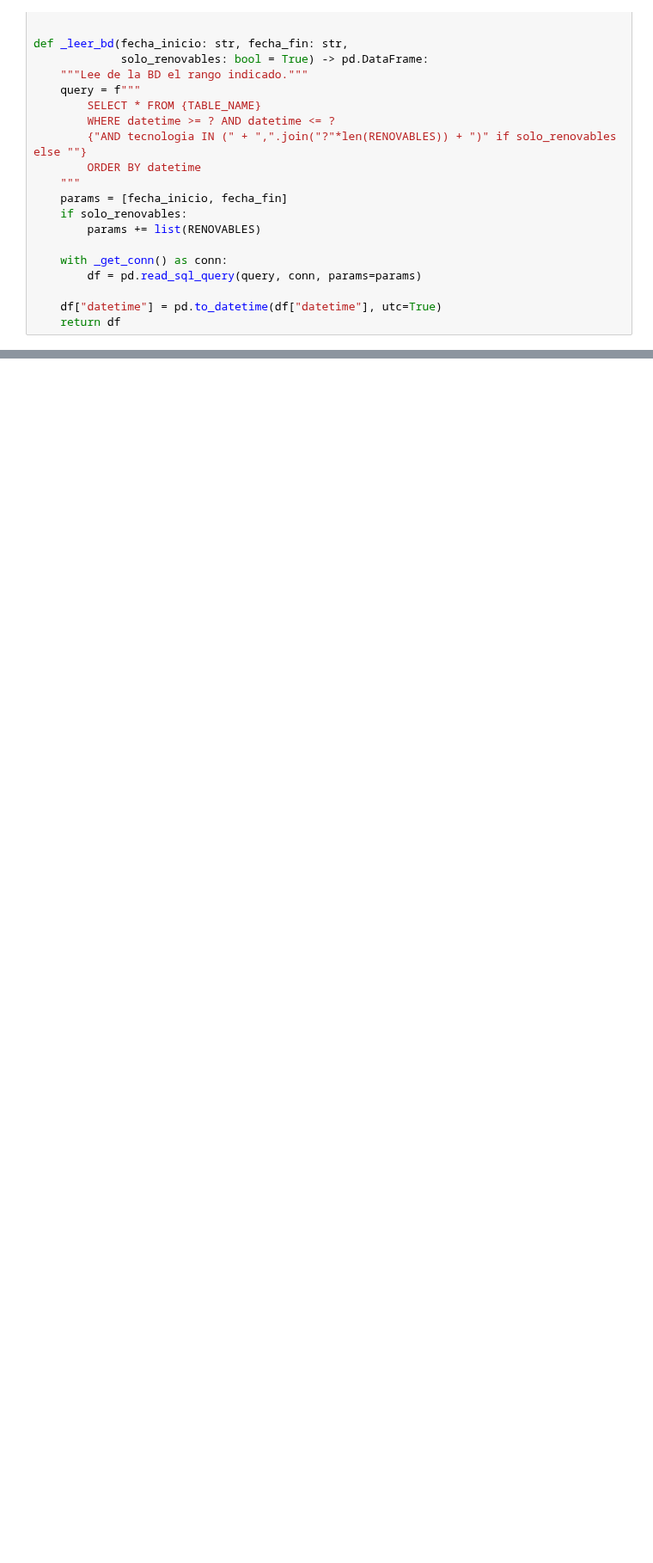
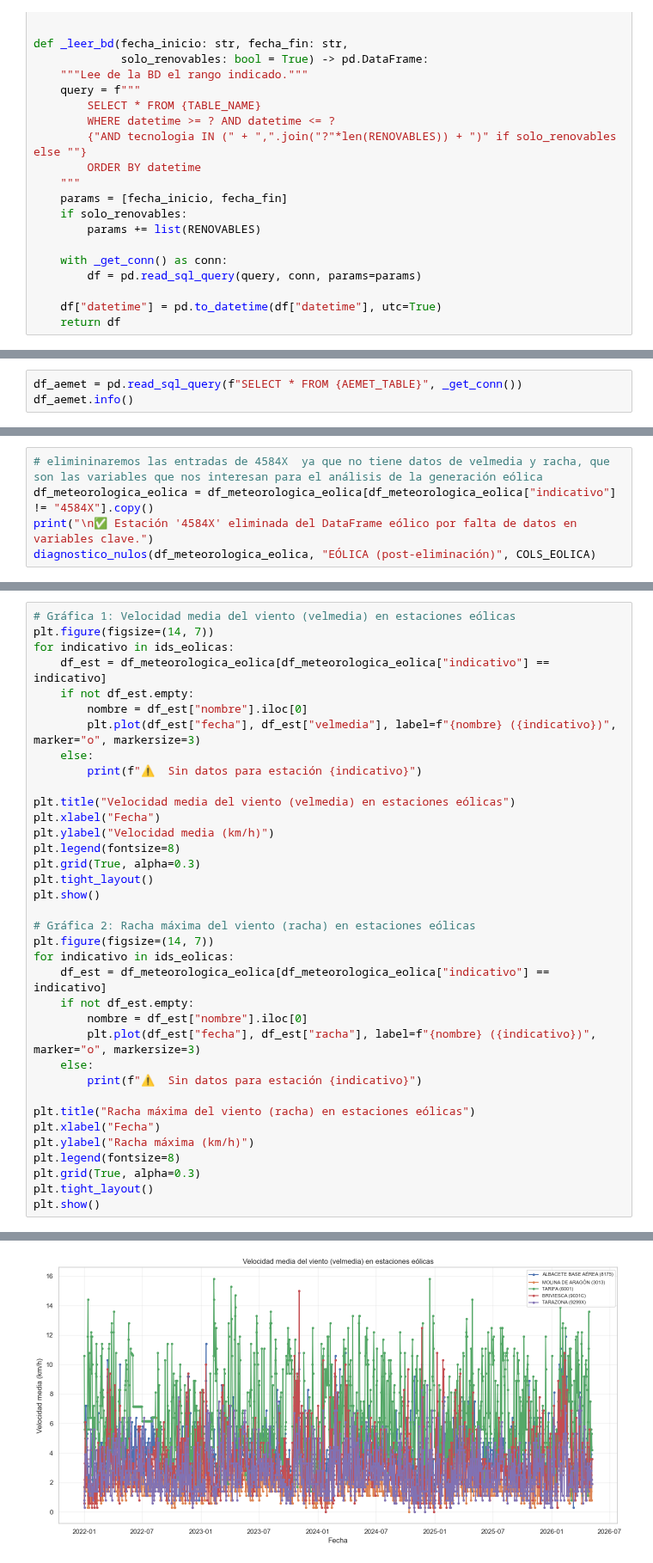
Before and after one commit to jlalonsoredon/proyecto_ML_Renovables, a Jupyter notebook: api.ipynb, the cells around one changed output, grey strips where cells are left out. Shown at 86% size. Saved outputs shown, nothing was run; the diff lists cells and outputs as text; blank space fills up the shorter version.

```diff
--- a/api.ipynb
+++ b/api.ipynb
@@ -456,0 +1037,3 @@ df_ree
+# %%
+df_aemet = pd.read_sql_query(f"SELECT * FROM {AEMET_TABLE}", _get_conn())
+df_aemet.info()
@@ -456,0 +1185,5 @@ df_ree
+# %%
+# elimininaremos las entradas de 4584X  ya que no tiene datos de velmedia y racha, que son las variables que nos interesan para el análisis de la generación eólica
+df_meteorologica_eolica = df_meteorologica_eolica[df_meteorologica_eolica["indicativo"] != "4584X"].copy()
+print("\n✅ Estación '4584X' eliminada del DataFrame eólico por falta de datos en variables clave.")
+diagnostico_nulos(df_meteorologica_eolica, "EÓLICA (post-eliminación)", COLS_EOLICA)
@@ -456,0 +1293,37 @@ df_ree
+# %%
+# Gráfica 1: Velocidad media del viento (velmedia) en estaciones eólicas
+plt.figure(figsize=(14, 7))
+for indicativo in ids_eolicas:
+    df_est = df_meteorologica_eolica[df_meteorologica_eolica["indicativo"] == indicativo]
+    if not df_est.empty:
+        nombre = df_est["nombre"].iloc[0]
+        plt.plot(df_est["fecha"], df_est["velmedia"], label=f"{nombre} ({indicativo})", marker="o", markersize=3)
+    else:
+        print(f"⚠️  Sin datos para estación {indicativo}")
+
+plt.title("Velocidad media del viento (velmedia) en estaciones eólicas")
+plt.xlabel("Fecha")
+plt.ylabel("Velocidad media (km/h)")
+plt.legend(fontsize=8)
+plt.grid(True, alpha=0.3)
+plt.tight_layout()
+plt.show()
+
+# Gráfica 2: Racha máxima del viento (racha) en estaciones eólicas
+plt.figure(figsize=(14, 7))
+for indicativo in ids_eolicas:
+    df_est = df_meteorologica_eolica[df_meteorologica_eolica["indicativo"] == indicativo]
+    if not df_est.empty:
+        nombre = df_est["nombre"].iloc[0]
+        plt.plot(df_est["fecha"], df_est["racha"], label=f"{nombre} ({indicativo})", marker="o", markersize=3)
+    else:
+        print(f"⚠️  Sin datos para estación {indicativo}")
+
+plt.title("Racha máxima del viento (racha) en estaciones eólicas")
+plt.xlabel("Fecha")
+plt.ylabel("Racha máxima (km/h)")
+plt.legend(fontsize=8)
+plt.grid(True, alpha=0.3)
+plt.tight_layout()
+plt.show()
+# %% [output]
@@ -456,0 +1332 @@ df_ree
+[figure, added]
```
Also changed, not shown: parts of 28 cells of this notebook, 6 other files.
